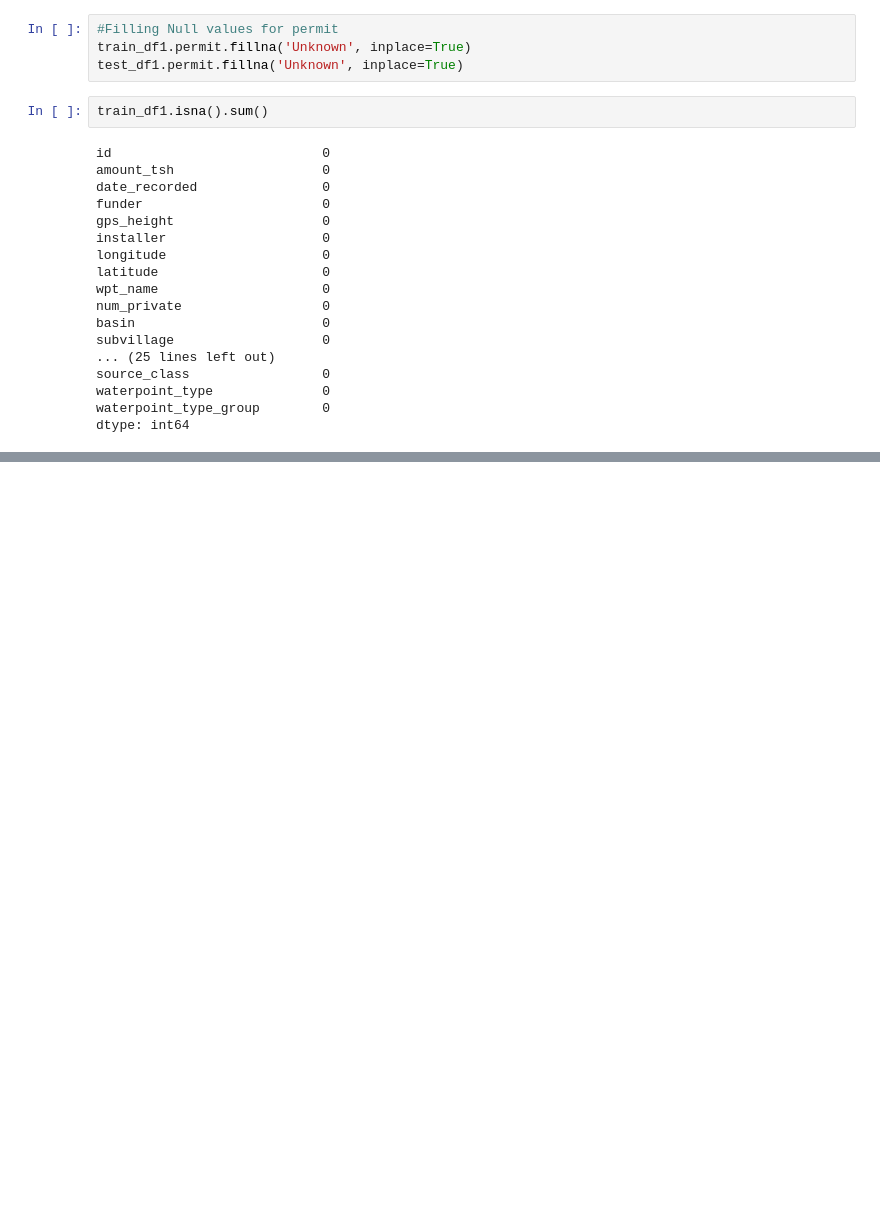
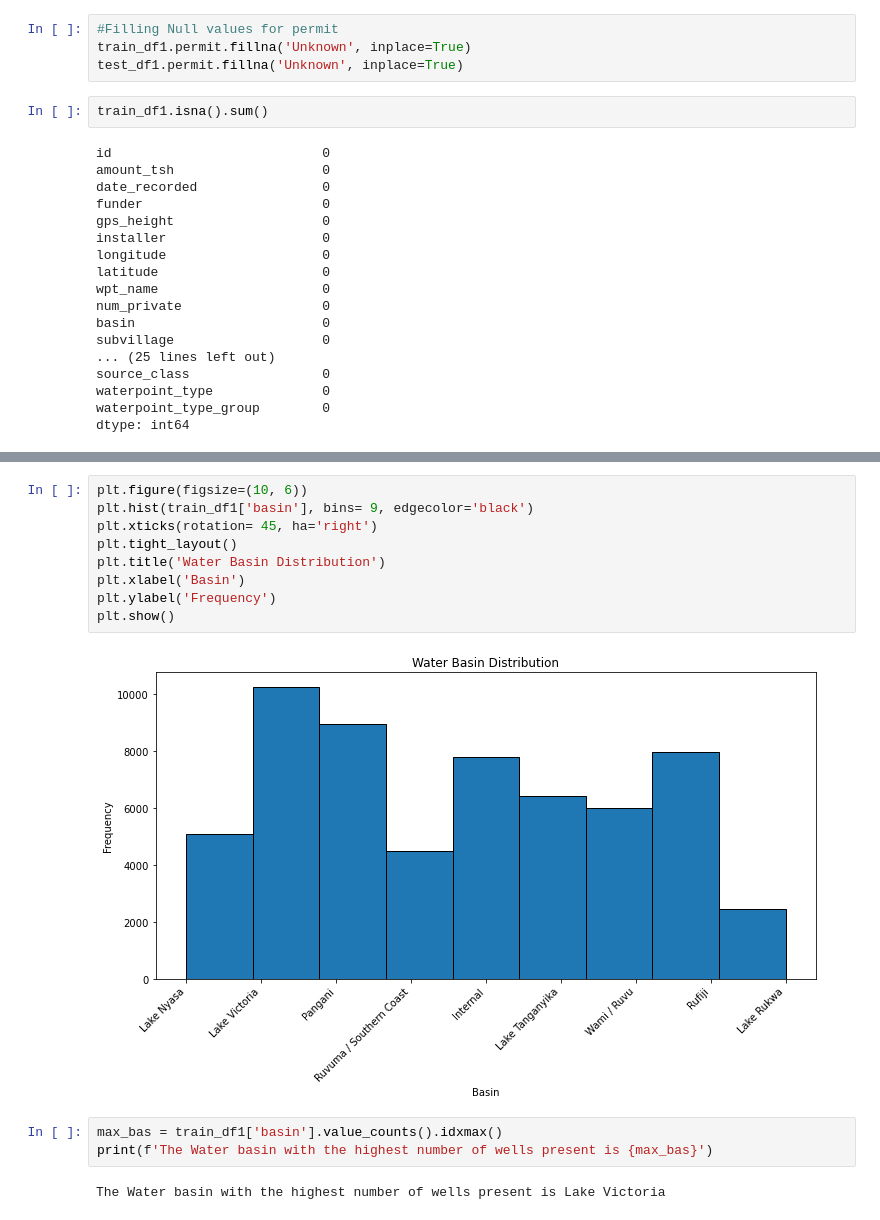
Before and after one commit to MissJJT/dsc-phase-3-project-v3, a Jupyter notebook: student.ipynb, the cells around one changed output, grey strips where cells are left out. Saved outputs shown, nothing was run; the diff lists cells and outputs as text; blank space fills up the shorter version.

```diff
--- a/student.ipynb
+++ b/student.ipynb
@@ -577,0 +810,16 @@ dtype: int64
+# %%
+plt.figure(figsize=(10, 6))
+plt.hist(train_df1['basin'], bins= 9, edgecolor='black')
+plt.xticks(rotation= 45, ha='right')
+plt.tight_layout()
+plt.title('Water Basin Distribution')
+plt.xlabel('Basin')
+plt.ylabel('Frequency')
+plt.show()
+# %% [output]
+[figure, added]
+# %%
+max_bas = train_df1['basin'].value_counts().idxmax()
+print(f'The Water basin with the highest number of wells present is {max_bas}')
+# %% [output]
+The Water basin with the highest number of wells present is Lake Victoria
```
Also changed, not shown: parts of 71 cells of this notebook.
